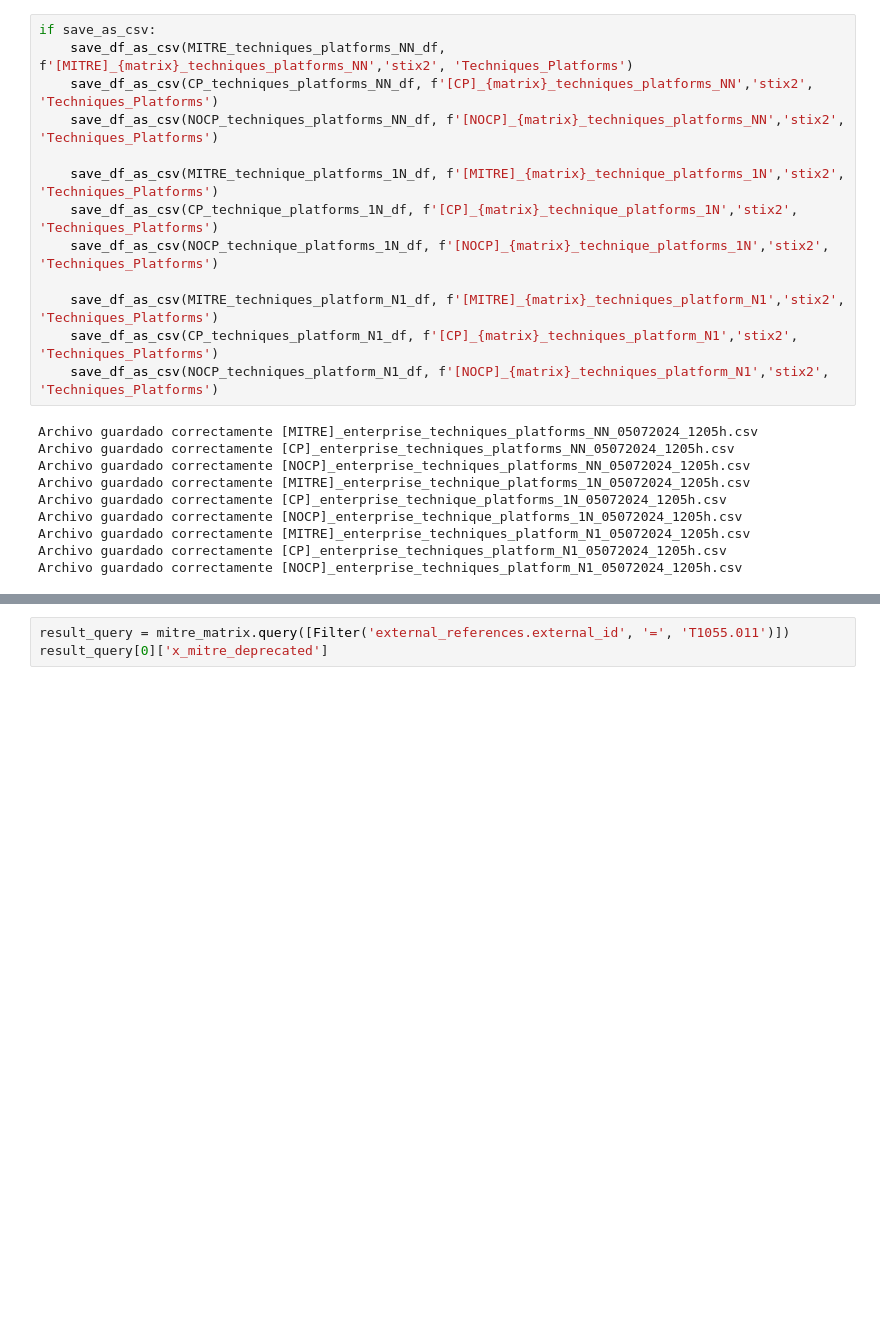
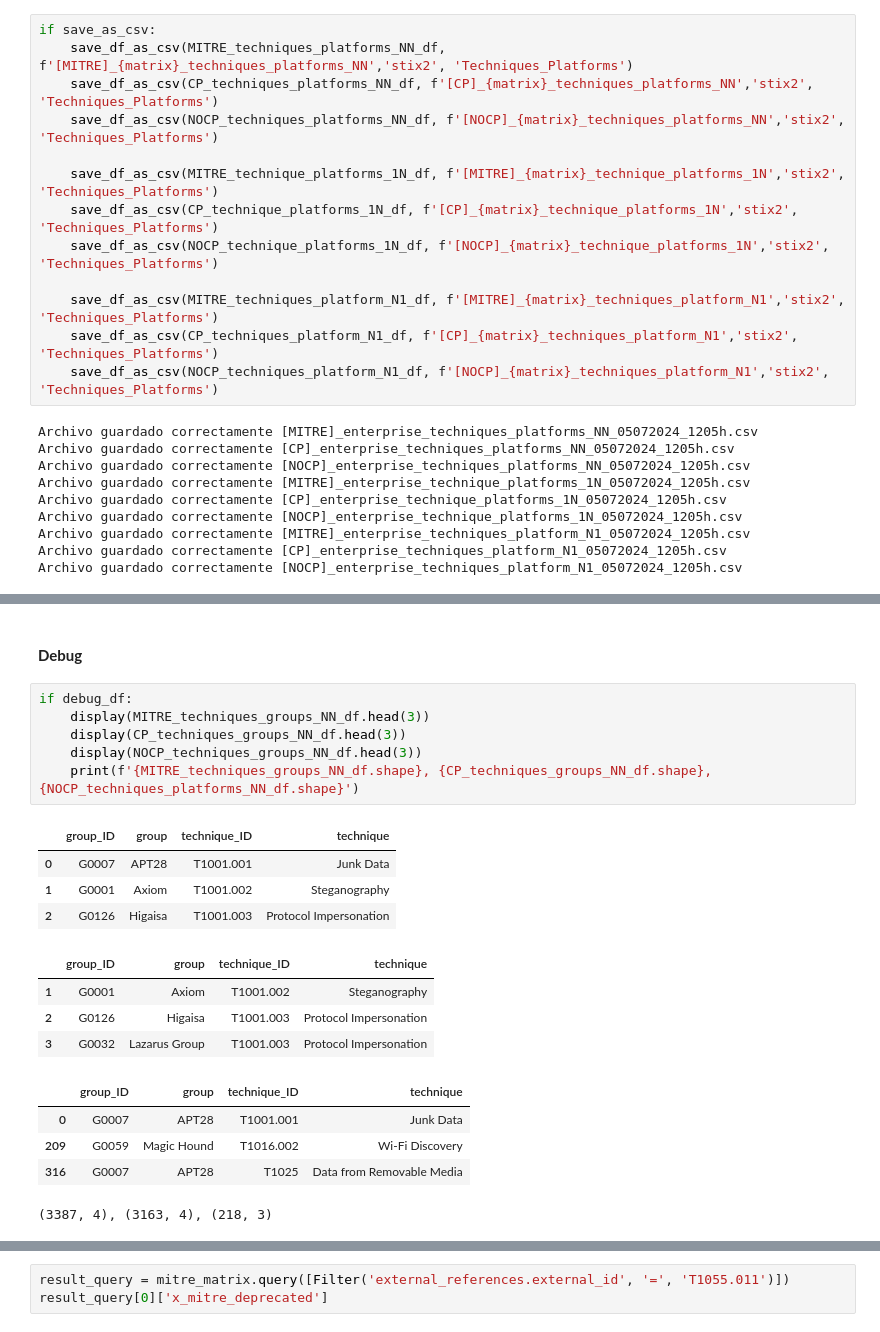
Before and after one commit to cyberauditor-framework/Mitre-Detections-Rules-Framework, a Jupyter notebook: mitre_relationships/[stix2]_mitre_relationships.ipynb, the cells around one changed output, grey strips where cells are left out. Cells and saved outputs as stored; diff of their text form; blank space fills up the shorter version.

```diff
--- a/mitre_relationships/[stix2]_mitre_relationships.ipynb
+++ b/mitre_relationships/[stix2]_mitre_relationships.ipynb
@@ -831,0 +943,22 @@ Archivo guardado correctamente [NOCP]_enterprise_techniques_platform_N1_05072024
+# %% [markdown]
+#### **Debug**
+# %%
+if debug_df:
+    display(MITRE_techniques_groups_NN_df.head(3))
+    display(CP_techniques_groups_NN_df.head(3))
+    display(NOCP_techniques_groups_NN_df.head(3))
+    print(f'{MITRE_techniques_groups_NN_df.shape}, {CP_techniques_groups_NN_df.shape}, {NOCP_techniques_platforms_NN_df.shape}')
+# %% [output]
+|  | group_ID | group | technique_ID | technique |
+| 0 | G0007 | APT28 | T1001.001 | Junk Data |
+| 1 | G0001 | Axiom | T1001.002 | Steganography |
+| 2 | G0126 | Higaisa | T1001.003 | Protocol Impersonation |
+|  | group_ID | group | technique_ID | technique |
+| 1 | G0001 | Axiom | T1001.002 | Steganography |
+| 2 | G0126 | Higaisa | T1001.003 | Protocol Impersonation |
+| 3 | G0032 | Lazarus Group | T1001.003 | Protocol Impersonation |
+|  | group_ID | group | technique_ID | technique |
+| 0 | G0007 | APT28 | T1001.001 | Junk Data |
+| 209 | G0059 | Magic Hound | T1016.002 | Wi-Fi Discovery |
+| 316 | G0007 | APT28 | T1025 | Data from Removable Media |
+(3387, 4), (3163, 4), (218, 3)
```
Also changed, not shown: parts of 21 cells of this notebook.
